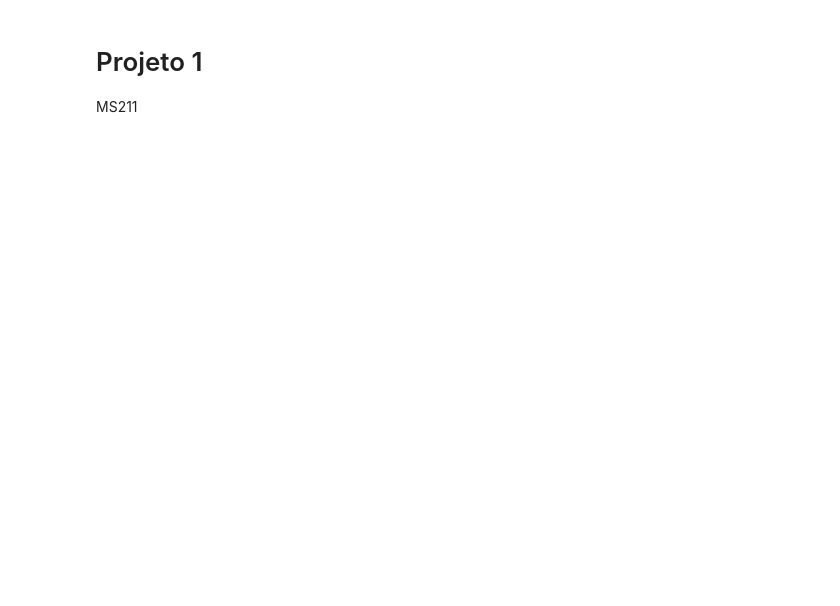
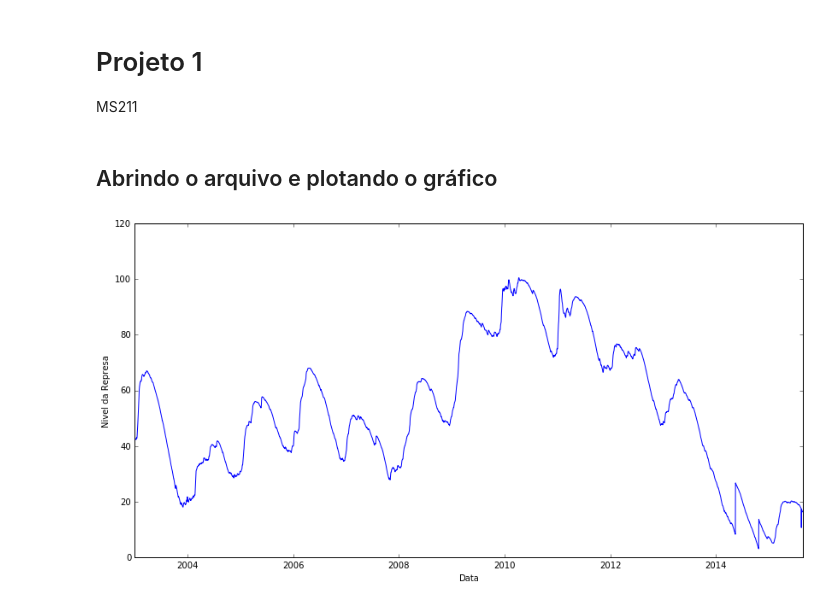
Before and after one commit to faciolihenrique/ms211, a Jupyter notebook: proj1.ipynb, the cells around one changed output. Cells and saved outputs as stored; diff of their text form; code cells hidden in the pictures; blank space fills up the shorter version.

```diff
--- a/proj1.ipynb
+++ b/proj1.ipynb
@@ -1,25 +1,38 @@
 # %% [markdown]
 # Projeto 1
 MS211
+# %% [markdown]
+## Abrindo o arquivo e plotando o gráfico
 # %%
+#Bibliotecas importadas para abrir arquivo CSV, usar datas e plotar gráficos
 import csv
 from datetime import datetime, timedelta
 import matplotlib.dates as mdate
 import numpy as np
 from scipy import stats
 import matplotlib.pyplot as plt
+%matplotlib inline
+
 
 dados = list( csv.reader( open('DadosCantareira22082015.csv','r') ) )
 
-niveis = list()
 datas = list()
 dias = list()
 n = 0
+niveis = list()
 
 for dado in dados:
     dias.append(n)
     n = n + 1
     data = dado[0]
     data_aux = datetime(year=int(data[0:4]), month=int(data[4:6]), day=int(data[6:8]))
     datas.append(data_aux)
     niveis.append(float(dado[1]))
+
+plt.plot(datas,niveis)
+plt.gcf().set_size_inches(14,7)
+plt.ylabel('Nivel da Represa')
+plt.xlabel('Data')
+plt.show()
+# %% [output]
+[figure, added]
```
Also changed, not shown: parts of 6 cells of this notebook.
